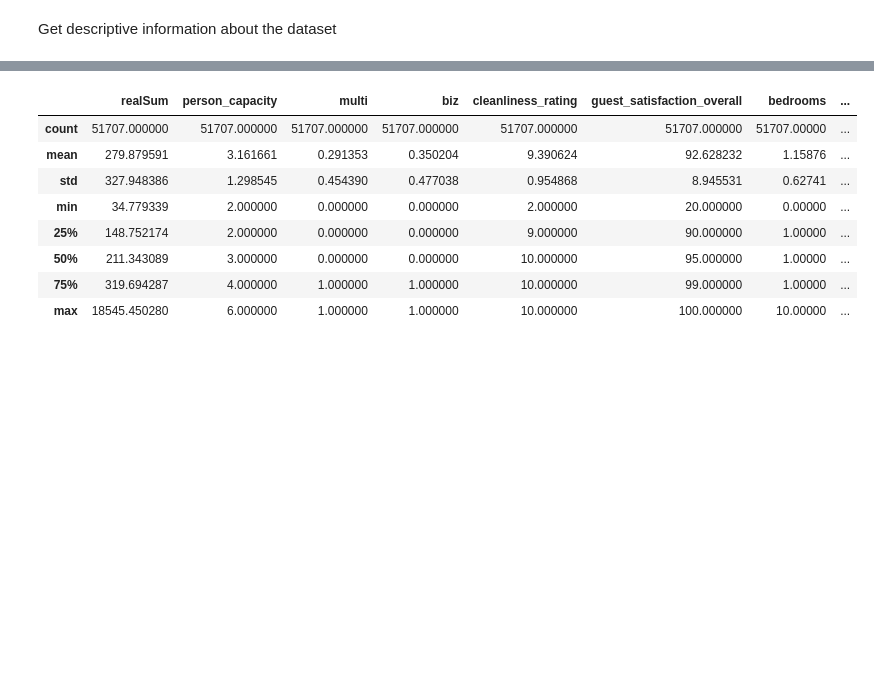
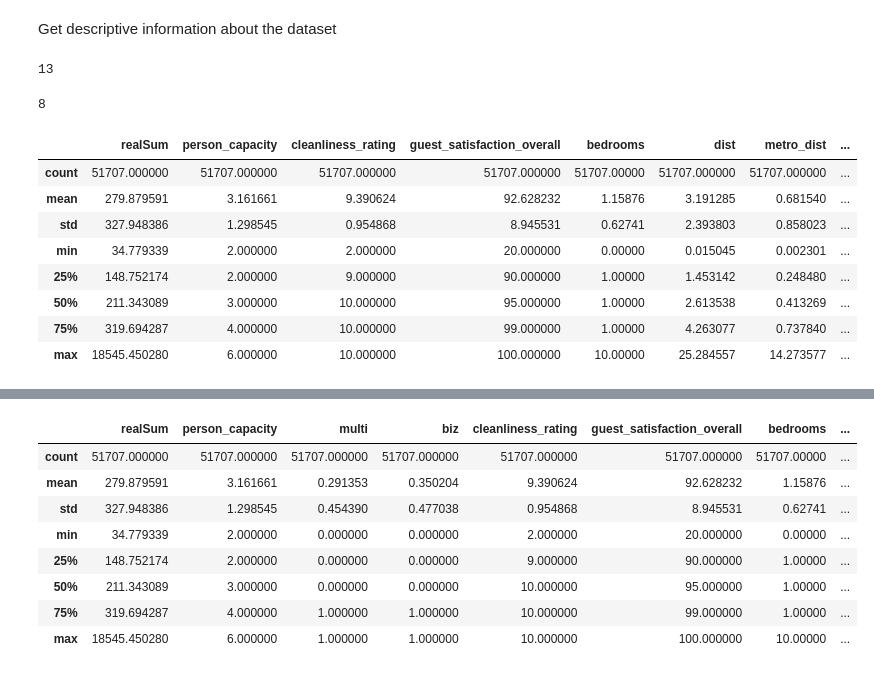
Before and after one commit to Liliia-Aliakberova/MachineLearningProject, a Jupyter notebook: Exploratory.ipynb, the cells around one changed output, grey strips where cells are left out. Drawn from its saved outputs; the diff is of its cells as text; code cells hidden in the pictures; blank space fills up the shorter version.

```diff
--- a/Exploratory.ipynb
+++ b/Exploratory.ipynb
@@ -84,3 +84,29 @@ data.shape
 (51707, 21)
 # %% [markdown]
 Get descriptive information about the dataset
+# %%
+numeric_colums= ["realSum", "person_capacity","cleanliness_rating","guest_satisfaction_overall",'bedrooms', 'dist',
+       'metro_dist', 'attr_index', 'attr_index_norm', 'rest_index',
+       'rest_index_norm', 'lng', 'lat']
+categorical_colums= ["room_type","room_shared", "room_private", "host_is_superhost","multi", "biz" , 'city', 'type']
+# %%
+len(numeric_colums)
+# %% [output]
+13
+# %%
+len(categorical_colums)
+# %% [output]
+8
+# %%
+# Describe to Numeric Values
+data[numeric_colums].describe()
+# %% [output]
+|  | realSum | person_capacity | cleanliness_rating | guest_satisfaction_overall | bedrooms | dist | metro_dist | ... |
+| count | 51707.000000 | 51707.000000 | 51707.000000 | 51707.000000 | 51707.00000 | 51707.000000 | 51707.000000 | ... |
+| mean | 279.879591 | 3.161661 | 9.390624 | 92.628232 | 1.15876 | 3.191285 | 0.681540 | ... |
+| std | 327.948386 | 1.298545 | 0.954868 | 8.945531 | 0.62741 | 2.393803 | 0.858023 | ... |
+| min | 34.779339 | 2.000000 | 2.000000 | 20.000000 | 0.00000 | 0.015045 | 0.002301 | ... |
+| 25% | 148.752174 | 2.000000 | 9.000000 | 90.000000 | 1.00000 | 1.453142 | 0.248480 | ... |
+| 50% | 211.343089 | 3.000000 | 10.000000 | 95.000000 | 1.00000 | 2.613538 | 0.413269 | ... |
+| 75% | 319.694287 | 4.000000 | 10.000000 | 99.000000 | 1.00000 | 4.263077 | 0.737840 | ... |
+| max | 18545.450280 | 6.000000 | 10.000000 | 100.000000 | 10.00000 | 25.284557 | 14.273577 | ... |
```
Also changed, not shown: parts of 3 cells of this notebook, 2 other files.
